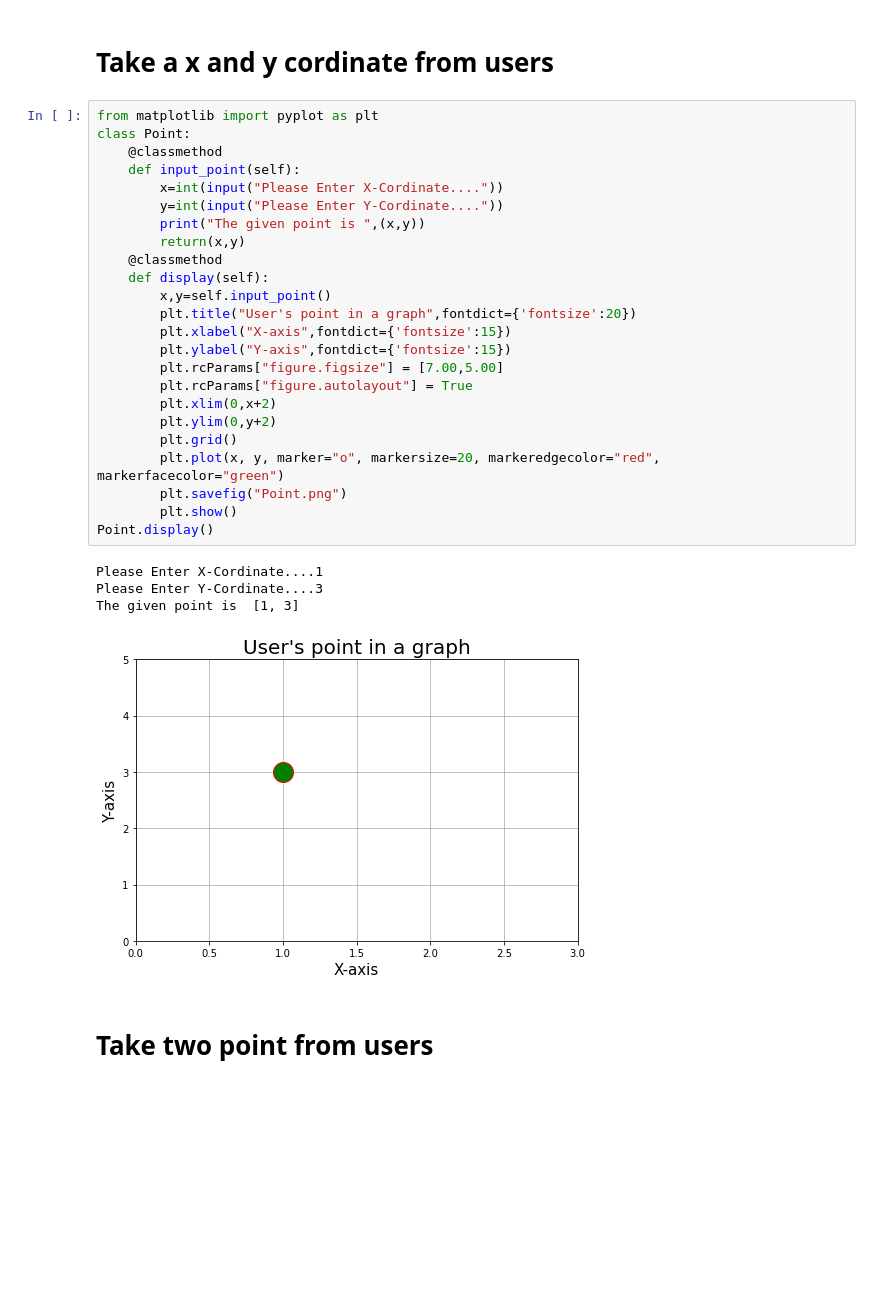
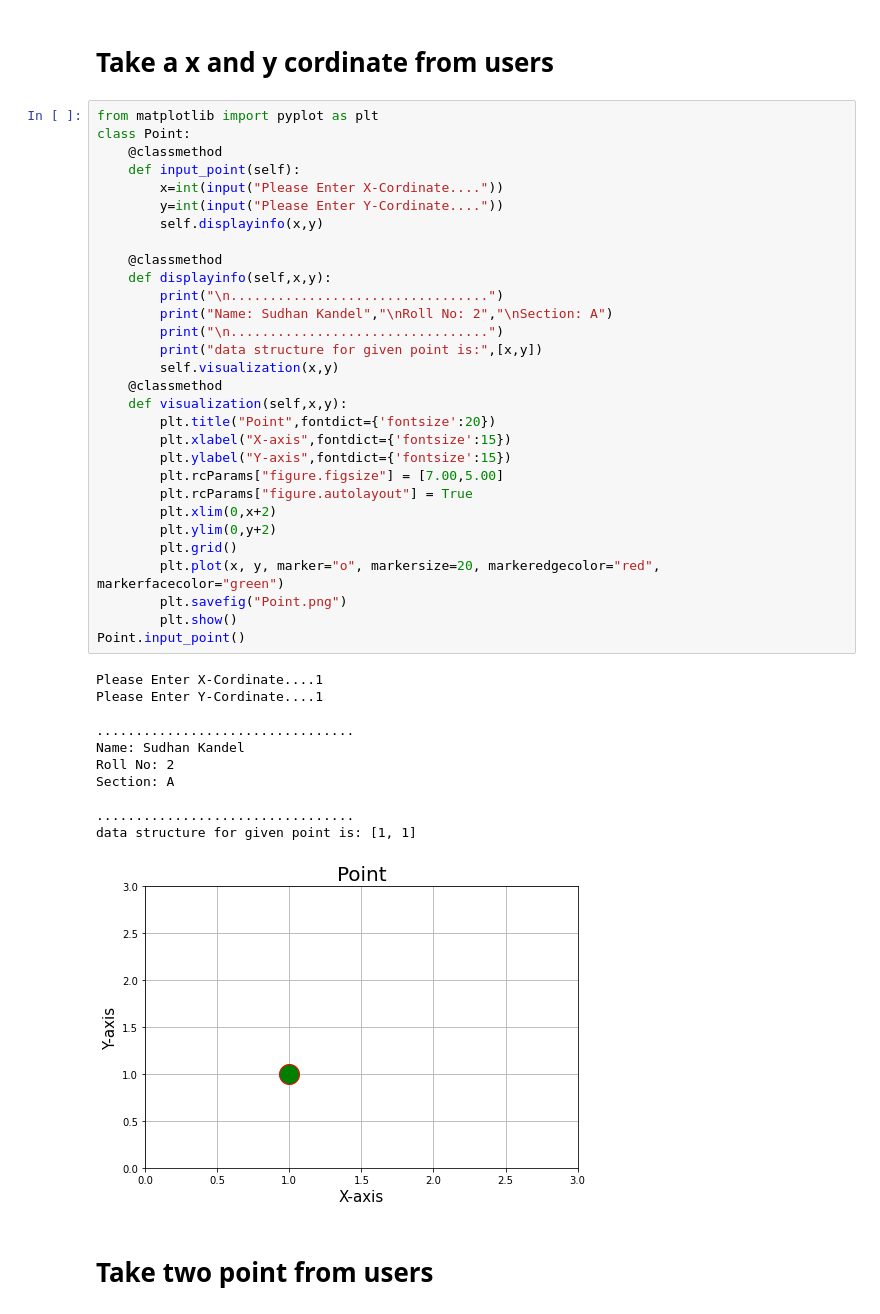
Before and after one commit to sudhankandel/CG-lab, a Jupyter notebook: Lab -1,2,3,4,5.ipynb, the cells around one changed output. Saved outputs shown, nothing was run; the diff lists cells and outputs as text; blank space fills up the shorter version.

```diff
--- a/Lab -1,2,3,4,5.ipynb
+++ b/Lab -1,2,3,4,5.ipynb
@@ -3,32 +3,45 @@
 # %%
 from matplotlib import pyplot as plt
 class Point:
     @classmethod
     def input_point(self):
         x=int(input("Please Enter X-Cordinate...."))
         y=int(input("Please Enter Y-Cordinate...."))
-        print("The given point is ",(x,y))
-        return(x,y)
+        self.displayinfo(x,y)
+
     @classmethod
-    def display(self):
-        x,y=self.input_point()
-        plt.title("User's point in a graph",fontdict={'fontsize':20})
+    def displayinfo(self,x,y):
+        print("\n.................................")
+        print("Name: Sudhan Kandel","\nRoll No: 2","\nSection: A")
+        print("\n.................................")
+        print("data structure for given point is:",[x,y])
+        self.visualization(x,y)
+    @classmethod
+    def visualization(self,x,y):
+        plt.title("Point",fontdict={'fontsize':20})
         plt.xlabel("X-axis",fontdict={'fontsize':15})
         plt.ylabel("Y-axis",fontdict={'fontsize':15})
         plt.rcParams["figure.figsize"] = [7.00,5.00]
         plt.rcParams["figure.autolayout"] = True
         plt.xlim(0,x+2)
         plt.ylim(0,y+2)
         plt.grid()
         plt.plot(x, y, marker="o", markersize=20, markeredgecolor="red", markerfacecolor="green")
         plt.savefig("Point.png")
         plt.show()
-Point.display()
+Point.input_point()
 # %% [output]
 Please Enter X-Cordinate....1
-Please Enter Y-Cordinate....3
-The given point is  [1, 3]
+Please Enter Y-Cordinate....1
+
+.................................
+Name: Sudhan Kandel
+Roll No: 2
+Section: A
+
+.................................
+data structure for given point is: [1, 1]
-[figure, old version]
+[figure, new version]
 # %% [markdown]
 # Take two point  from users
 # %%
```
Also changed, not shown: parts of 7 cells of this notebook, 5 other files.
